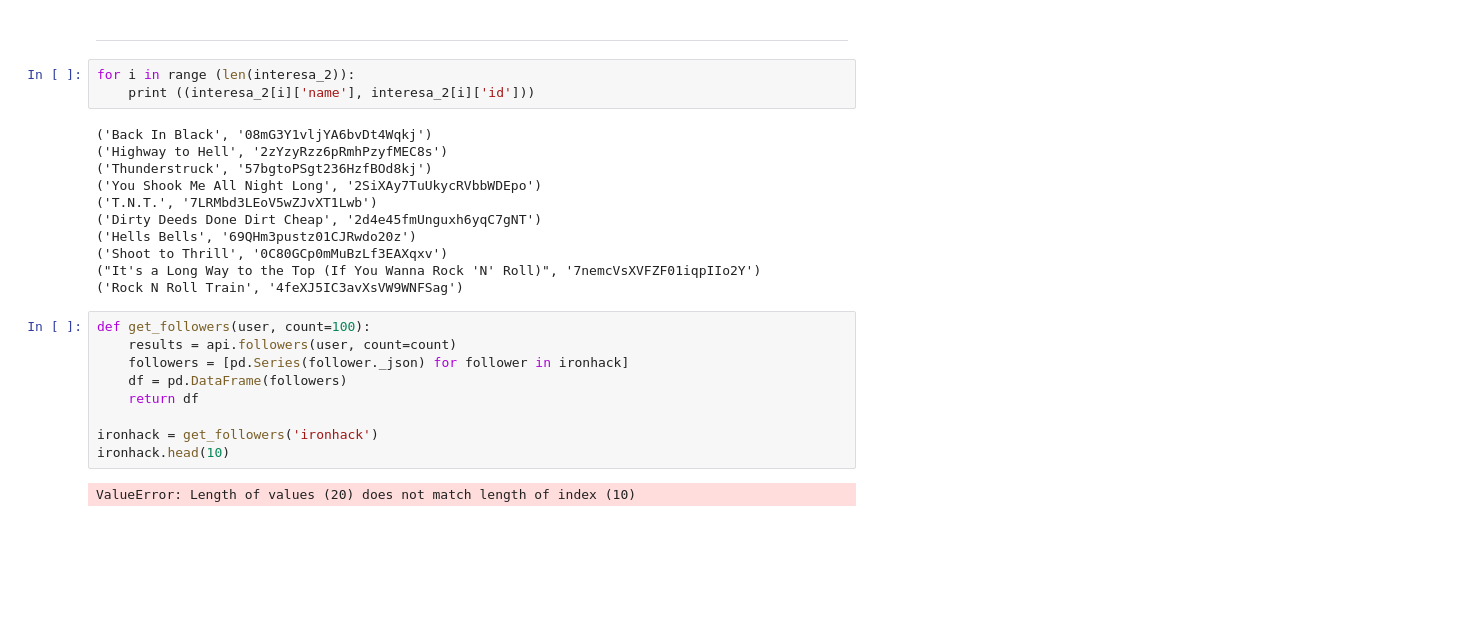
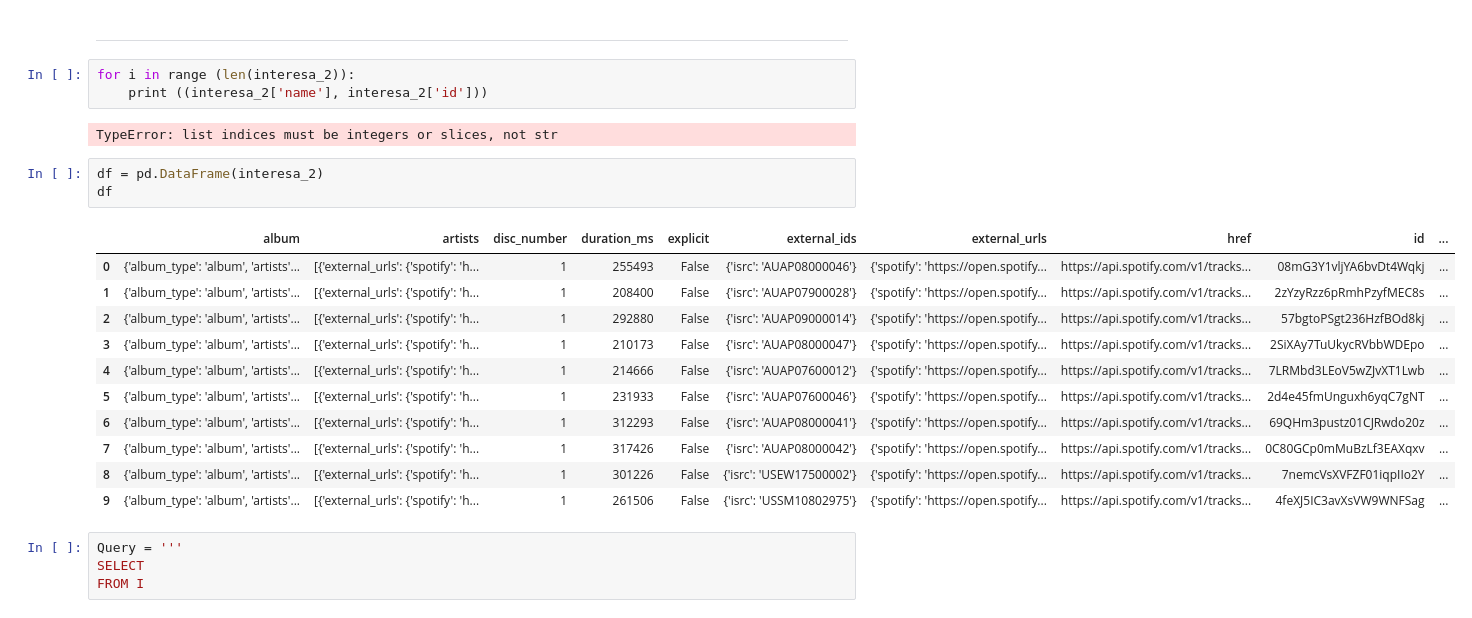
Before and after one commit to angel-barruz/spotichallenge, a Jupyter notebook: notebooks/spotify_rest_api_challenge.ipynb, the cells around one changed output. Drawn from its saved outputs; the diff is of its cells as text; blank space fills up the shorter version.

```diff
--- a/notebooks/spotify_rest_api_challenge.ipynb
+++ b/notebooks/spotify_rest_api_challenge.ipynb
@@ -218,29 +219,28 @@ interesa_2[0]['name']
 ---
 # %%
 for i in range (len(interesa_2)):
-    print ((interesa_2[i]['name'], interesa_2[i]['id']))
+    print ((interesa_2['name'], interesa_2['id']))
 # %% [output]
-('Back In Black', '08mG3Y1vljYA6bvDt4Wqkj')
-('Highway to Hell', '2zYzyRzz6pRmhPzyfMEC8s')
-('Thunderstruck', '57bgtoPSgt236HzfBOd8kj')
-('You Shook Me All Night Long', '2SiXAy7TuUkycRVbbWDEpo')
-('T.N.T.', '7LRMbd3LEoV5wZJvXT1Lwb')
-('Dirty Deeds Done Dirt Cheap', '2d4e45fmUnguxh6yqC7gNT')
-('Hells Bells', '69QHm3pustz01CJRwdo20z')
-('Shoot to Thrill', '0C80GCp0mMuBzLf3EAXqxv')
-("It's a Long Way to the Top (If You Wanna Rock 'N' Roll)", '7nemcVsXVFZF01iqpIIo2Y')
-('Rock N Roll Train', '4feXJ5IC3avXsVW9WNFSag')
+TypeError: list indices must be integers or slices, not str
 # %%
-def get_followers(user, count=100):
-    results = api.followers(user, count=count)
-    followers = [pd.Series(follower._json) for follower in ironhack]
-    df = pd.DataFrame(followers)
-    return df
-
-ironhack = get_followers('ironhack')
-ironhack.head(10)
+df = pd.DataFrame(interesa_2)
+df
 # %% [output]
-ValueError: Length of values (20) does not match length of index (10)
+|  | album | artists | disc_number | duration_ms | explicit | external_ids | external_urls | href | id | ... |
+| 0 | {'album_type': 'album', 'artists'... | [{'external_urls': {'spotify': 'h... | 1 | 255493 | False | {'isrc': 'AUAP08000046'} | {'spotify': 'https://open.spotify... | https://api.spotify.com/v1/tracks... | 08mG3Y1vljYA6bvDt4Wqkj | ... |
+| 1 | {'album_type': 'album', 'artists'... | [{'external_urls': {'spotify': 'h... | 1 | 208400 | False | {'isrc': 'AUAP07900028'} | {'spotify': 'https://open.spotify... | https://api.spotify.com/v1/tracks... | 2zYzyRzz6pRmhPzyfMEC8s | ... |
+| 2 | {'album_type': 'album', 'artists'... | [{'external_urls': {'spotify': 'h... | 1 | 292880 | False | {'isrc': 'AUAP09000014'} | {'spotify': 'https://open.spotify... | https://api.spotify.com/v1/tracks... | 57bgtoPSgt236HzfBOd8kj | ... |
+| 3 | {'album_type': 'album', 'artists'... | [{'external_urls': {'spotify': 'h... | 1 | 210173 | False | {'isrc': 'AUAP08000047'} | {'spotify': 'https://open.spotify... | https://api.spotify.com/v1/tracks... | 2SiXAy7TuUkycRVbbWDEpo | ... |
+| 4 | {'album_type': 'album', 'artists'... | [{'external_urls': {'spotify': 'h... | 1 | 214666 | False | {'isrc': 'AUAP07600012'} | {'spotify': 'https://open.spotify... | https://api.spotify.com/v1/tracks... | 7LRMbd3LEoV5wZJvXT1Lwb | ... |
+| 5 | {'album_type': 'album', 'artists'... | [{'external_urls': {'spotify': 'h... | 1 | 231933 | False | {'isrc': 'AUAP07600046'} | {'spotify': 'https://open.spotify... | https://api.spotify.com/v1/tracks... | 2d4e45fmUnguxh6yqC7gNT | ... |
+| 6 | {'album_type': 'album', 'artists'... | [{'external_urls': {'spotify': 'h... | 1 | 312293 | False | {'isrc': 'AUAP08000041'} | {'spotify': 'https://open.spotify... | https://api.spotify.com/v1/tracks... | 69QHm3pustz01CJRwdo20z | ... |
+| 7 | {'album_type': 'album', 'artists'... | [{'external_urls': {'spotify': 'h... | 1 | 317426 | False | {'isrc': 'AUAP08000042'} | {'spotify': 'https://open.spotify... | https://api.spotify.com/v1/tracks... | 0C80GCp0mMuBzLf3EAXqxv | ... |
+| 8 | {'album_type': 'album', 'artists'... | [{'external_urls': {'spotify': 'h... | 1 | 301226 | False | {'isrc': 'USEW17500002'} | {'spotify': 'https://open.spotify... | https://api.spotify.com/v1/tracks... | 7nemcVsXVFZF01iqpIIo2Y | ... |
+| 9 | {'album_type': 'album', 'artists'... | [{'external_urls': {'spotify': 'h... | 1 | 261506 | False | {'isrc': 'USSM10802975'} | {'spotify': 'https://open.spotify... | https://api.spotify.com/v1/tracks... | 4feXJ5IC3avXsVW9WNFSag | ... |
+# %%
+Query = '''
+SELECT
+FROM I
 # %% [markdown]
 You can always try with the [wrapper](https://github.com/plamere/spotipy)!!!
 
```
Also changed, not shown: parts of 3 cells of this notebook.
